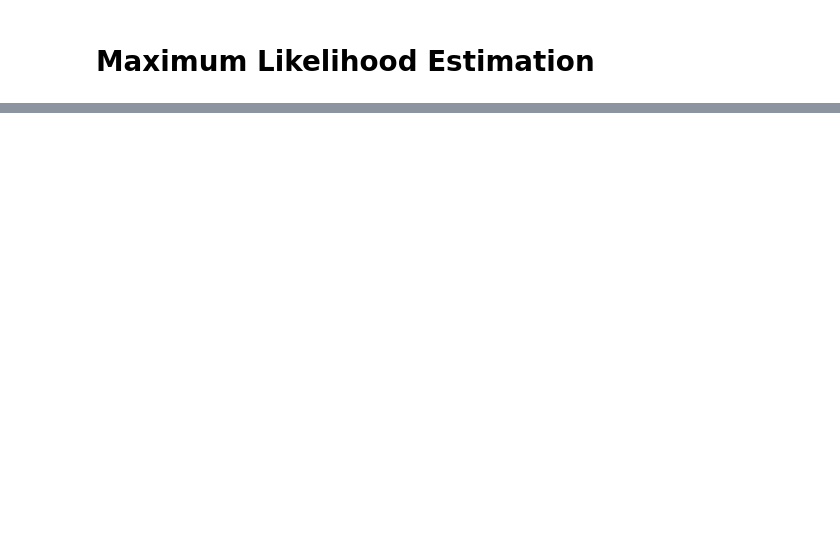
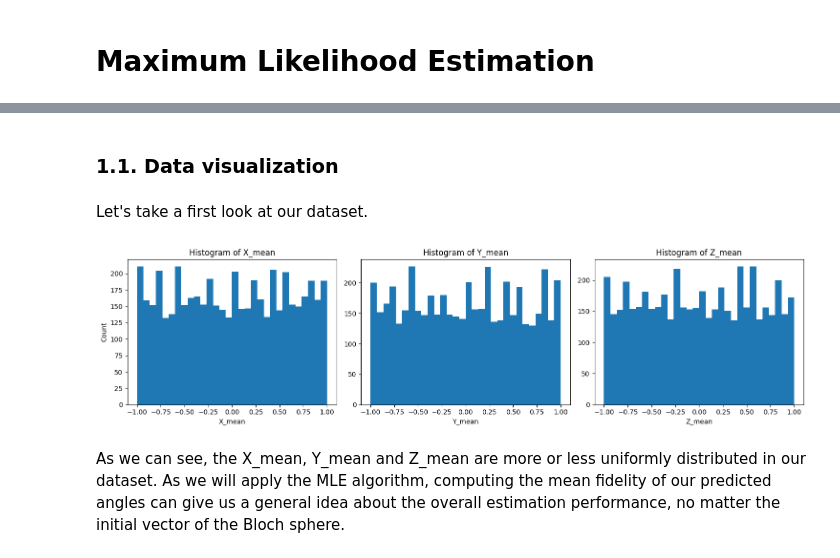
Before and after one commit to TonyPansera/Quantum-state-tomography, a Jupyter notebook: models/MLE/maximum_likelihood_estimation.ipynb, the cells around one changed output, grey strips where cells are left out. Saved outputs shown, nothing was run; the diff lists cells and outputs as text; code cells hidden in the pictures; blank space fills up the shorter version.

```diff
--- a/models/MLE/maximum_likelihood_estimation.ipynb
+++ b/models/MLE/maximum_likelihood_estimation.ipynb
@@ -19,0 +34,26 @@ df.head()
+# %% [markdown]
+### 1.1. Data visualization
+# %% [markdown]
+Let's take a first look at our dataset.
+# %%
+fig, axes = plt.subplots(1, 3, figsize=(15, 4))
+
+axes[0].hist(df["X_mean"], bins=30)
+axes[0].set_title("Histogram of X_mean")
+axes[0].set_xlabel("X_mean")
+axes[0].set_ylabel("Count")
+
+axes[1].hist(df["Y_mean"], bins=30)
+axes[1].set_title("Histogram of Y_mean")
+axes[1].set_xlabel("Y_mean")
+
+axes[2].hist(df["Z_mean"], bins=30)
+axes[2].set_title("Histogram of Z_mean")
+axes[2].set_xlabel("Z_mean")
+
+plt.tight_layout()
+plt.show()
+# %% [output]
+[figure, added]
+# %% [markdown]
+As we can see, the X_mean, Y_mean and Z_mean are more or less uniformly distributed in our dataset. As we will apply the MLE algorithm, computing the mean fidelity of our predicted angles can give us a general idea about the overall estimation performance, no matter the initial vector of the Bloch sphere.
```
Also changed, not shown: parts of 34 cells of this notebook, 4 other files.
